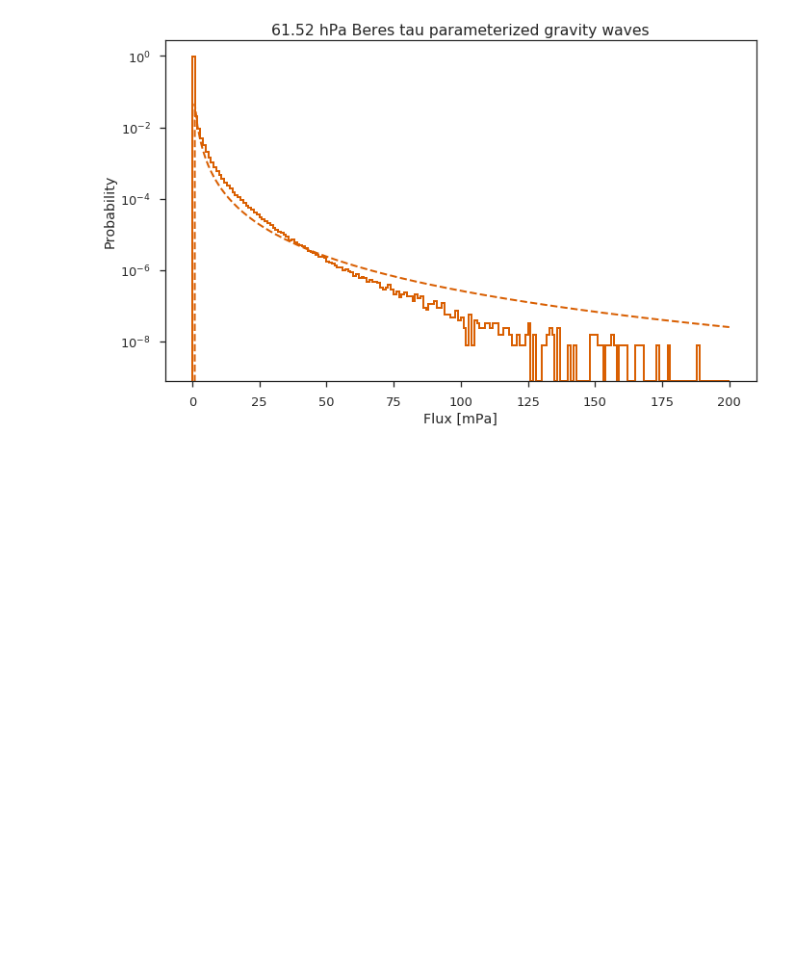
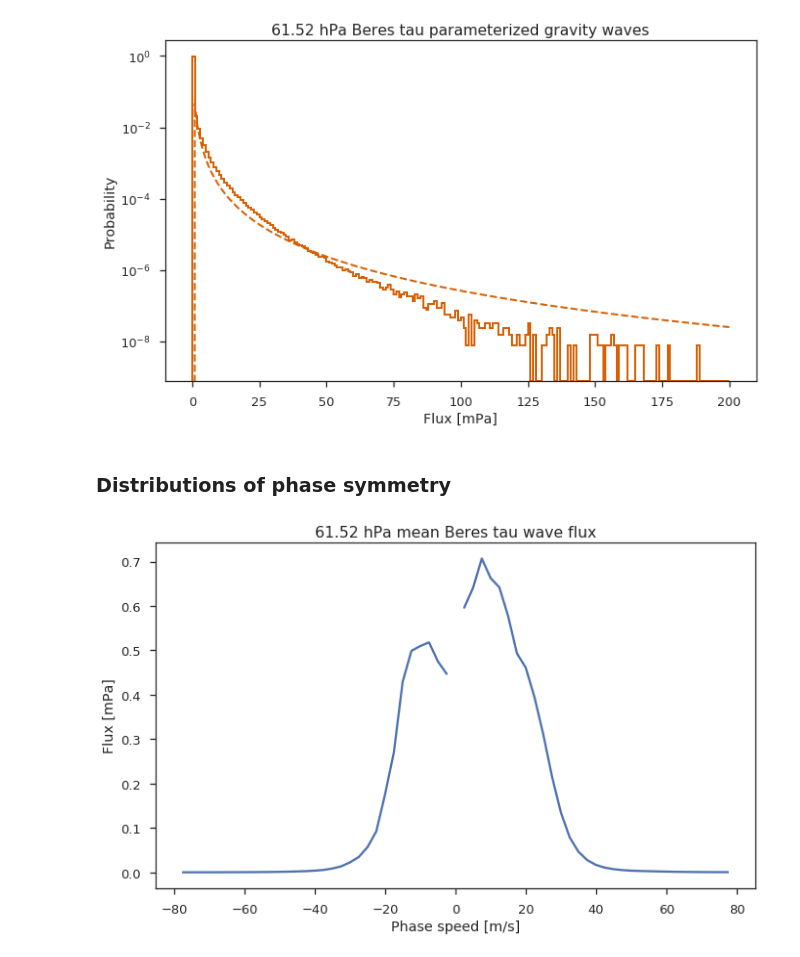
Before and after one commit to dcamron/ncar-gwdst, a Jupyter notebook: notebooks/waves.ipynb, the cells around one changed output. Saved outputs shown, nothing was run; the diff lists cells and outputs as text; code cells hidden in the pictures; blank space fills up the shorter version.

Commit message:
Added phase-symmetry mean and distribution plots.

```diff
--- a/notebooks/waves.ipynb
+++ b/notebooks/waves.ipynb
@@ -61,0 +64,3 @@ I need to also check a lognormal plot of the same mean and standard deviation as
+# %%
+tau['wave'] = pd.Index(np.append(np.arange(-2.5, -82.5, -2.5), np.arange(2.5, 82.5, 2.5)))
+tau['wave']
@@ -155,3 +173,20 @@ ax.set_title('%0.2f hPa Beres tau parameterized gravity waves' % (tauplot.lev.va
 f.savefig('../figures/waves/dist_flux.png')
 # %% [output]
 [figure]
+# %% [markdown]
+### Distributions of phase symmetry
+# %%
+tau60 = tau['0'].sel(lev=60, method='nearest')
+sym_mean = tau60.where(tau60 > 10**(-4)).stack(Z=('lon', 'lat', 'time')).mean(dim='Z', skipna=True).values
+# %%
+f, ax = plt.subplots(figsize=(11, 6.5))
+
+ax.plot(tau['wave'], sym_mean)
+
+ax.set_xlabel('Phase speed [m/s]')
+ax.set_ylabel('Flux [mPa]')
+ax.set_title('%0.2f hPa mean Beres tau wave flux' % tau60.lev)
+
+f.savefig('../figures/waves/mean_tau_symmetry.png')
+# %% [output]
+[figure, added]
```
Also changed, not shown: parts of 10 cells of this notebook, 2 other files.
